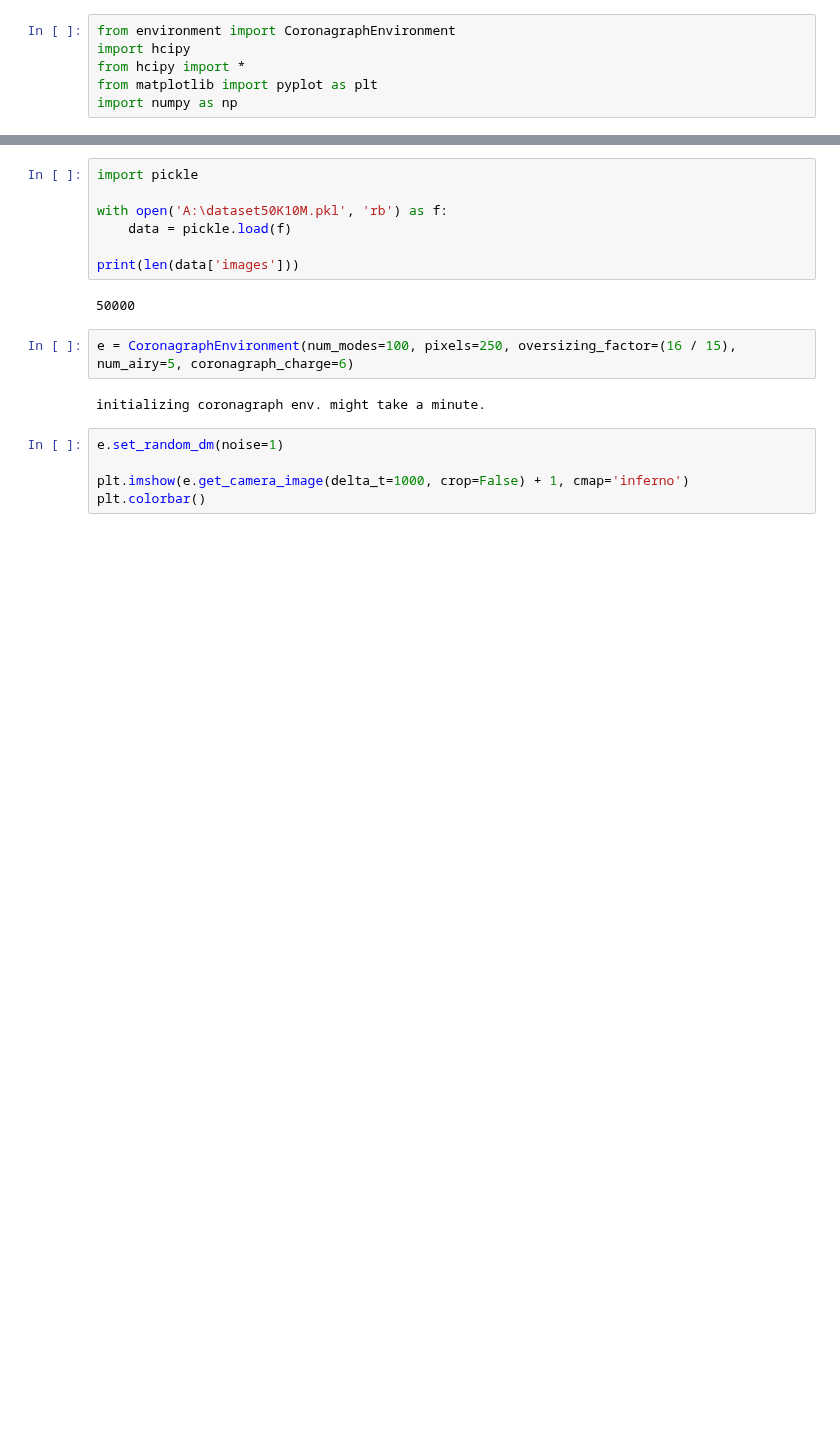
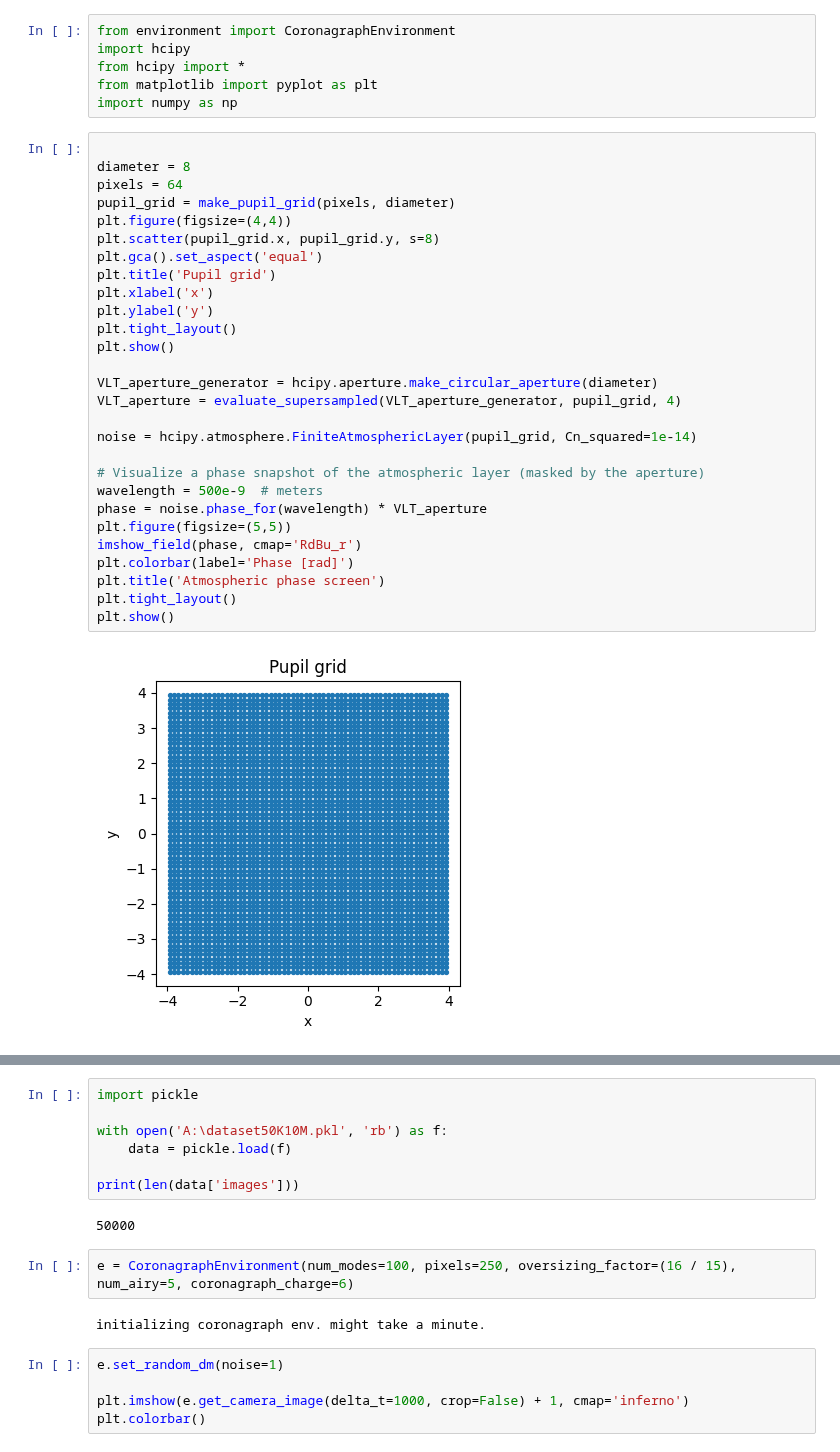
Before and after one commit to AlexeiKorolev/NASA-RL-Wavefront-Control, a Jupyter notebook: RL/testing.ipynb, the cells around one changed output, grey strips where cells are left out. Saved outputs shown, nothing was run; the diff lists cells and outputs as text; blank space fills up the shorter version.

```diff
--- a/RL/testing.ipynb
+++ b/RL/testing.ipynb
@@ -4,3 +4,33 @@ import hcipy
 from hcipy import *
 from matplotlib import pyplot as plt
 import numpy as np
+# %%
+
+diameter = 8
+pixels = 64
+pupil_grid = make_pupil_grid(pixels, diameter)
+plt.figure(figsize=(4,4))
+plt.scatter(pupil_grid.x, pupil_grid.y, s=8)
+plt.gca().set_aspect('equal')
+plt.title('Pupil grid')
+plt.xlabel('x')
+plt.ylabel('y')
+plt.tight_layout()
+plt.show()
+
+VLT_aperture_generator = hcipy.aperture.make_circular_aperture(diameter)
+VLT_aperture = evaluate_supersampled(VLT_aperture_generator, pupil_grid, 4)
+
+noise = hcipy.atmosphere.FiniteAtmosphericLayer(pupil_grid, Cn_squared=1e-14)
+
+# Visualize a phase snapshot of the atmospheric layer (masked by the aperture)
+wavelength = 500e-9  # meters
+phase = noise.phase_for(wavelength) * VLT_aperture
+plt.figure(figsize=(5,5))
+imshow_field(phase, cmap='RdBu_r')
+plt.colorbar(label='Phase [rad]')
+plt.title('Atmospheric phase screen')
+plt.tight_layout()
+plt.show()
+# %% [output]
+[figure, added]
```
Also changed, not shown: parts of 2 cells of this notebook, 3 other files.
